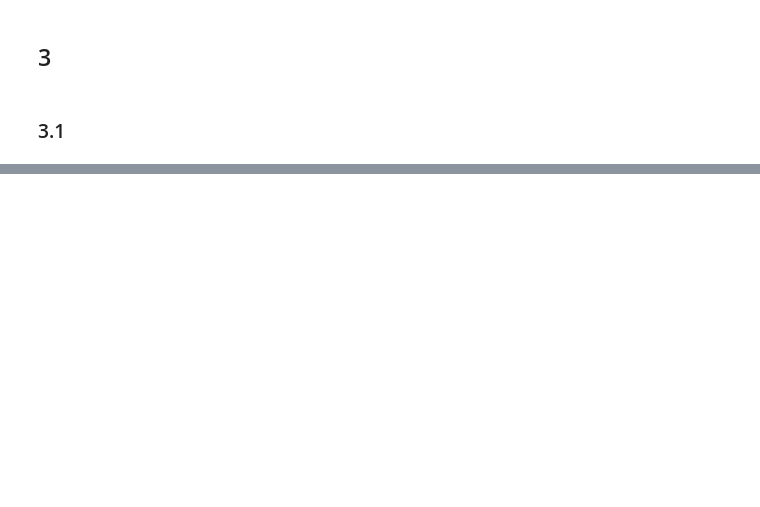
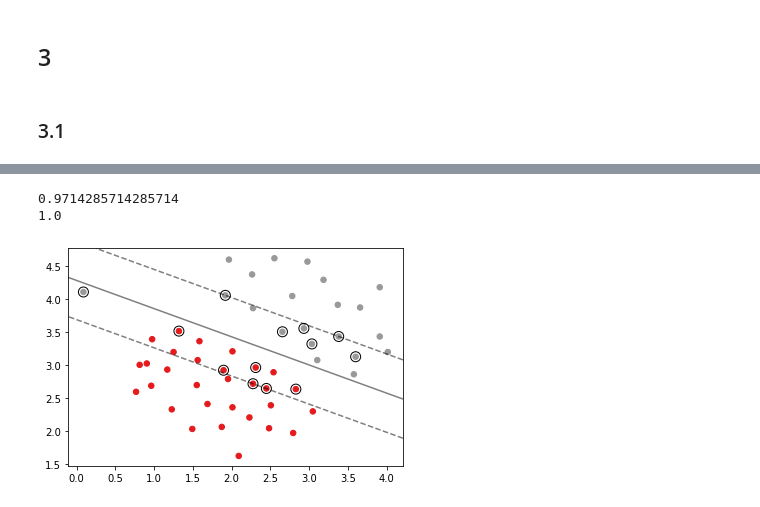
Before and after one commit to NamiNaziri/Machine_Learning_Course_IUT, a Jupyter notebook: Assignment2/Assignment2.ipynb, the cells around one changed output, grey strips where cells are left out. Cells and saved outputs as stored; diff of their text form; code cells hidden in the pictures; blank space fills up the shorter version.

```diff
--- a/Assignment2/Assignment2.ipynb
+++ b/Assignment2/Assignment2.ipynb
@@ -219,0 +252,10 @@ svm_plot(df,Y, model)
+# %%
+model = SVC(kernel='linear',C = 0.5)
+model.fit(X_train,Y_train)
+print(model.score(X_train,Y_train))
+print(model.score(X_test,Y_test))
+svm_plot(df,Y, model)
+# %% [output]
+0.9714285714285714
+1.0
+[figure, added]
```
Also changed, not shown: parts of 46 cells of this notebook.
